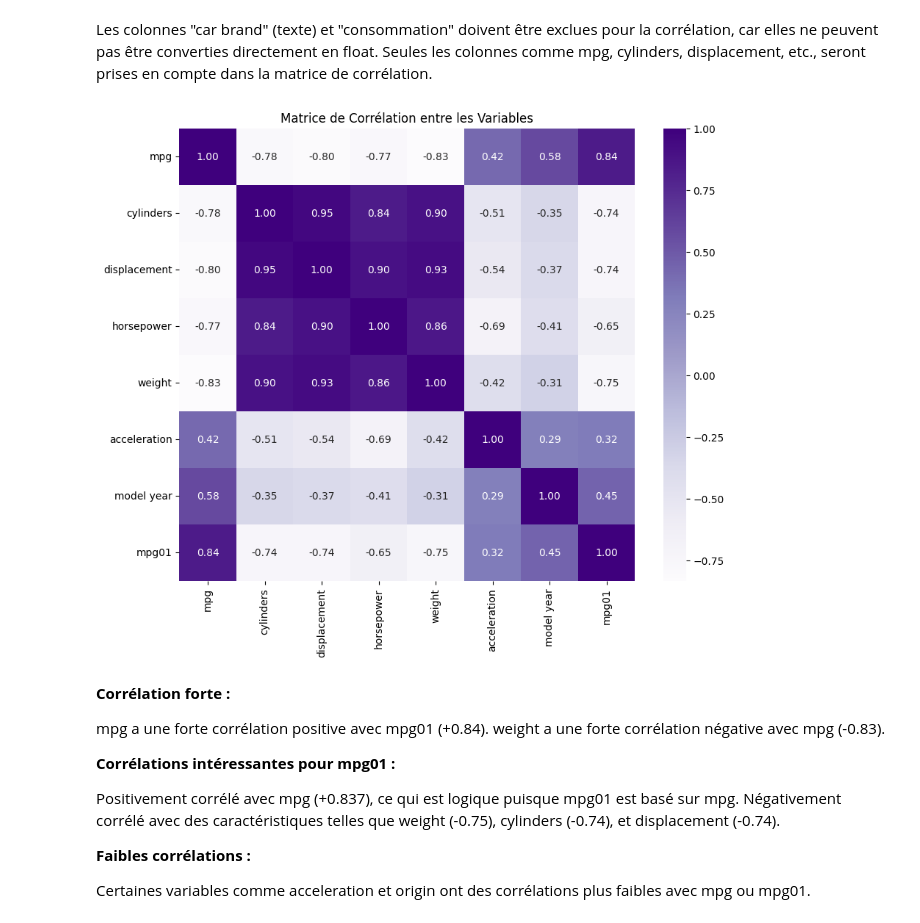
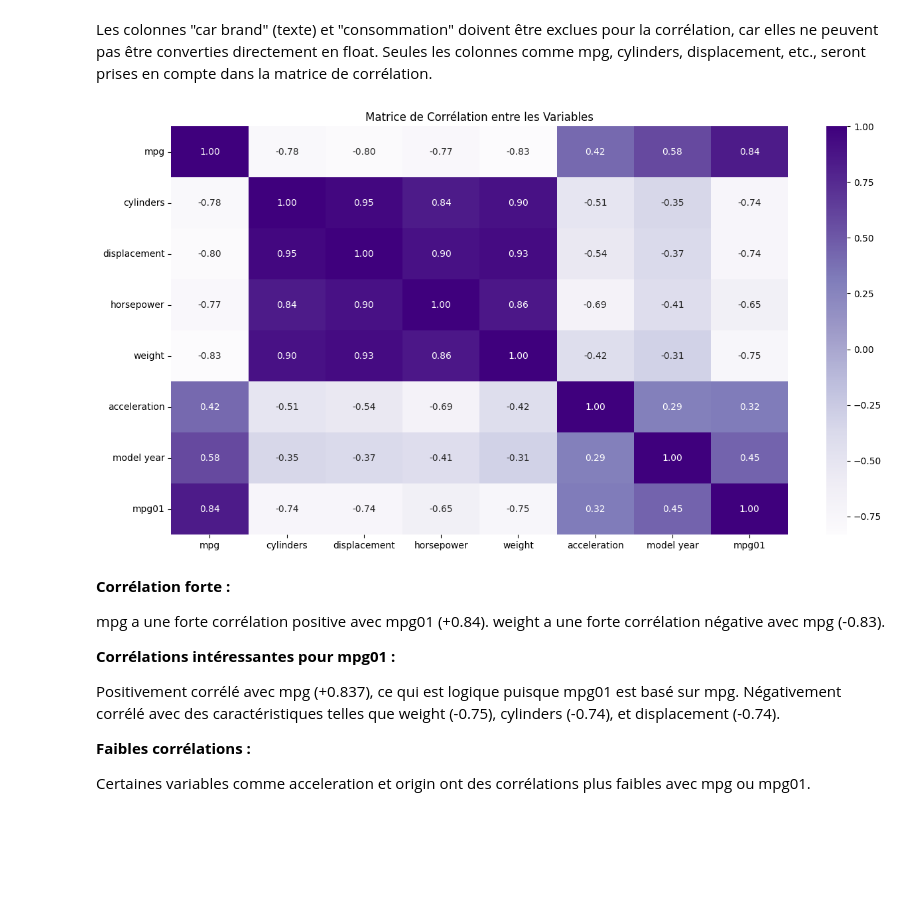
Before and after one commit to hafs96/Prediction_Consommation-de-carburant, a Jupyter notebook: Consommation_Projet.ipynb, the cells around one changed output. Saved outputs shown, nothing was run; the diff lists cells and outputs as text; code cells hidden in the pictures; blank space fills up the shorter version.

```diff
--- a/Consommation_Projet.ipynb
+++ b/Consommation_Projet.ipynb
@@ -497,12 +585,12 @@ Les colonnes "car brand" (texte) et "consommation" doivent être exclues pour la
 Seules les colonnes comme mpg, cylinders, displacement, etc., seront prises en compte dans la matrice de corrélation.
 # %%
 #numerique_donnees.corr()
-plt.figure(figsize=(10, 8))
+plt.figure(figsize=(15, 8))
 sns.heatmap(numerique_donnees.corr(), annot=True, cmap="Purples", fmt=".2f")
 plt.title("Matrice de Corrélation entre les Variables")
 plt.show()
 # %% [output]
-[figure, old version]
+[figure, new version]
 # %% [markdown]
 **Corrélation forte :**
 
```
Also changed, not shown: parts of 117 cells of this notebook.
